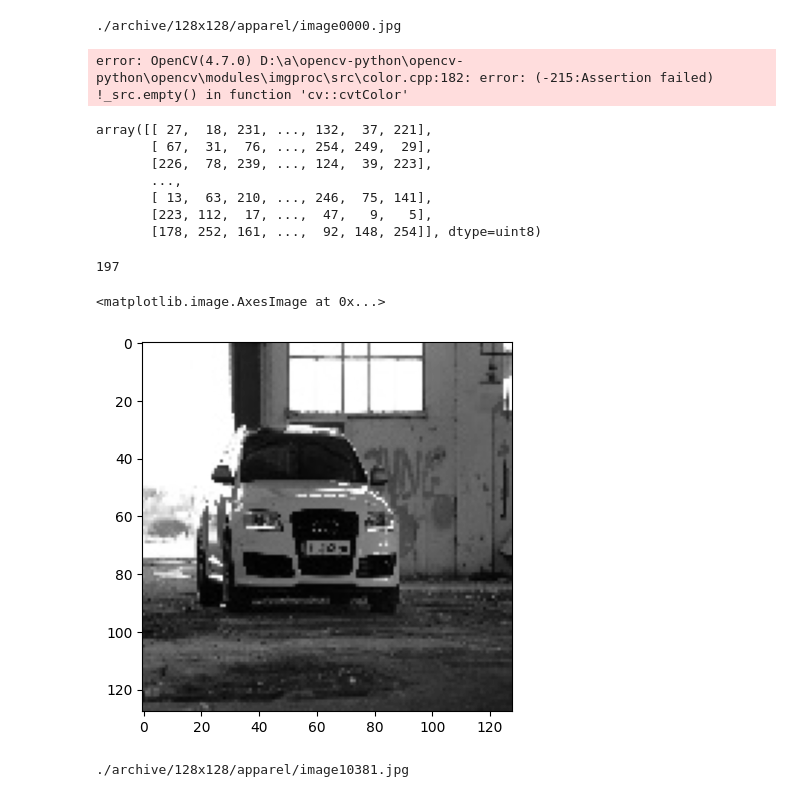
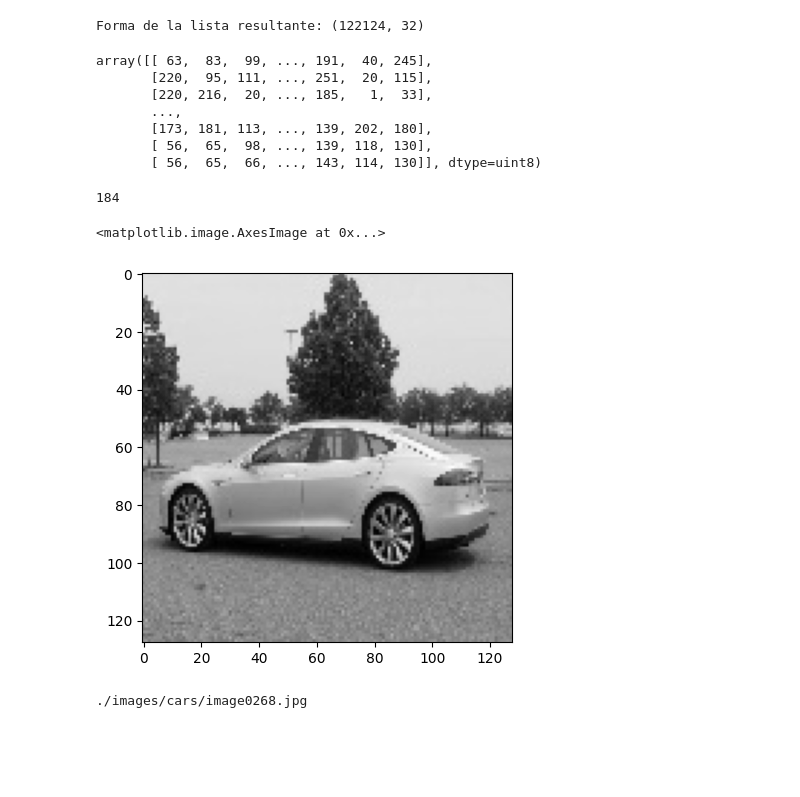
Before and after one commit to RubenCid35/CBIR, a Jupyter notebook: clasificacion_imagenes_orb.ipynb, the cells around one changed output. Saved outputs shown, nothing was run; the diff lists cells and outputs as text; code cells hidden in the pictures; blank space fills up the shorter version.

Commit message:
orb adaptado a cambios de ruta

```diff
--- a/clasificacion_imagenes_orb.ipynb
+++ b/clasificacion_imagenes_orb.ipynb
@@ -5,7 +5,7 @@ import matplotlib.pyplot as plt
 import numpy as np
 # %%
 # Ruta del archivo CSV
-archivo_csv = './archive/128x128/train.csv'
+archivo_csv = './images_meta.csv'
 
 # Leer el archivo CSV usando un DataFrame de pandas
 df = pd.read_csv(archivo_csv)
@@ -26,17 +26,15 @@ for categoria, imagenes in df.groupby('label')['image_name']:
 def aplicar_descriptor_orb(categoria, nombre):
     resultado = 0
 
-    ruta_imagen = f'./archive/128x128/{categoria}/{nombre}'
+    ruta_imagen = f'./images/{categoria}/{nombre}'
 
     if "png" in nombre:
         imagen = cv2.imread(ruta_imagen, cv2.IMREAD_COLOR)
-    if "jpg" in nombre:
-        print(ruta_imagen)
+    else:
         imagen = cv2.imread(ruta_imagen, cv2.IMREAD_COLOR)
         imagen = cv2.cvtColor(imagen, cv2.COLOR_BGR2RGB)
-
     # imagen = mpimg.imread(ruta_imagen)
-    imagen = cv2.imread(ruta_imagen, cv2.IMREAD_COLOR)
+    #imagen = cv2.imread(ruta_imagen, cv2.IMREAD_COLOR)
 
     # Pasamos a gris
     imagen_gris = cv2.cvtColor(imagen, cv2.COLOR_BGR2GRAY)
@@ -74,39 +72,38 @@ if lista_de_elementos_filtrada:
 else:
     print("No hay elementos válidos para concatenar.")
 # %% [output]
-./archive/128x128/apparel/image0000.jpg
+Forma de la lista resultante: (122124, 32)
-error: OpenCV(4.7.0) D:\a\opencv-python\opencv-python\opencv\modules\imgproc\src\color.cpp:182: error: (-215:Assertion failed) !_src.empty() in function 'cv::cvtColor'
 # %%
 lista_de_elementos_filtrada[40]
 # %% [output]
-array([[ 27,  18, 231, ..., 132,  37, 221],
-       [ 67,  31,  76, ..., 254, 249,  29],
-       [226,  78, 239, ..., 124,  39, 223],
+array([[ 63,  83,  99, ..., 191,  40, 245],
+       [220,  95, 111, ..., 251,  20, 115],
+       [220, 216,  20, ..., 185,   1,  33],
        ...,
-       [ 13,  63, 210, ..., 246,  75, 141],
-       [223, 112,  17, ...,  47,   9,   5],
-       [178, 252, 161, ...,  92, 148, 254]], dtype=uint8)
+       [173, 181, 113, ..., 139, 202, 180],
+       [ 56,  65,  98, ..., 139, 118, 130],
+       [ 56,  65,  66, ..., 143, 114, 130]], dtype=uint8)
 # %%
 descriptors.shape[0]
 # %% [output]
-197
+184
 # %%
 # 2411
 categoria = "cars"
-nombre = "image2411.jpg"
+nombre = "image0268.jpg"
 
 # plt.imshow(imagen)
 
 _,_,descriptor_busqueda, imagen, _ = aplicar_descriptor_orb(categoria, nombre)
 plt.imshow(imagen, cmap='gray')
 # %% [output]
 <matplotlib.image.AxesImage at 0x...>
-[figure, old version]
+[figure, new version]
 # %%
 from sklearn.neighbors import NearestNeighbors
 
 # Crear un modelo de k-NN
-knn_model = NearestNeighbors(n_neighbors=5, distances = "HAMMING")  # Buscar los 5 vecinos más cercanos
+knn_model = NearestNeighbors(n_neighbors=5)  # Buscar los 5 vecinos más cercanos # Poner distancia Hamming
 knn_model.fit(lista_resultante)  # Ajustar el modelo a los descriptores
 
 # Función para encontrar los vecinos más cercanos para un descriptor dado
@@ -126,4 +123,4 @@ for descriptor in descriptor_busqueda:
         mas_cercano = lista_ruta[indices[0][0]]
 print(mas_cercano)
 # %% [output]
-./archive/128x128/apparel/image10381.jpg
+./images/cars/image0268.jpg
```
Also changed, not shown: parts of 2 cells of this notebook.
